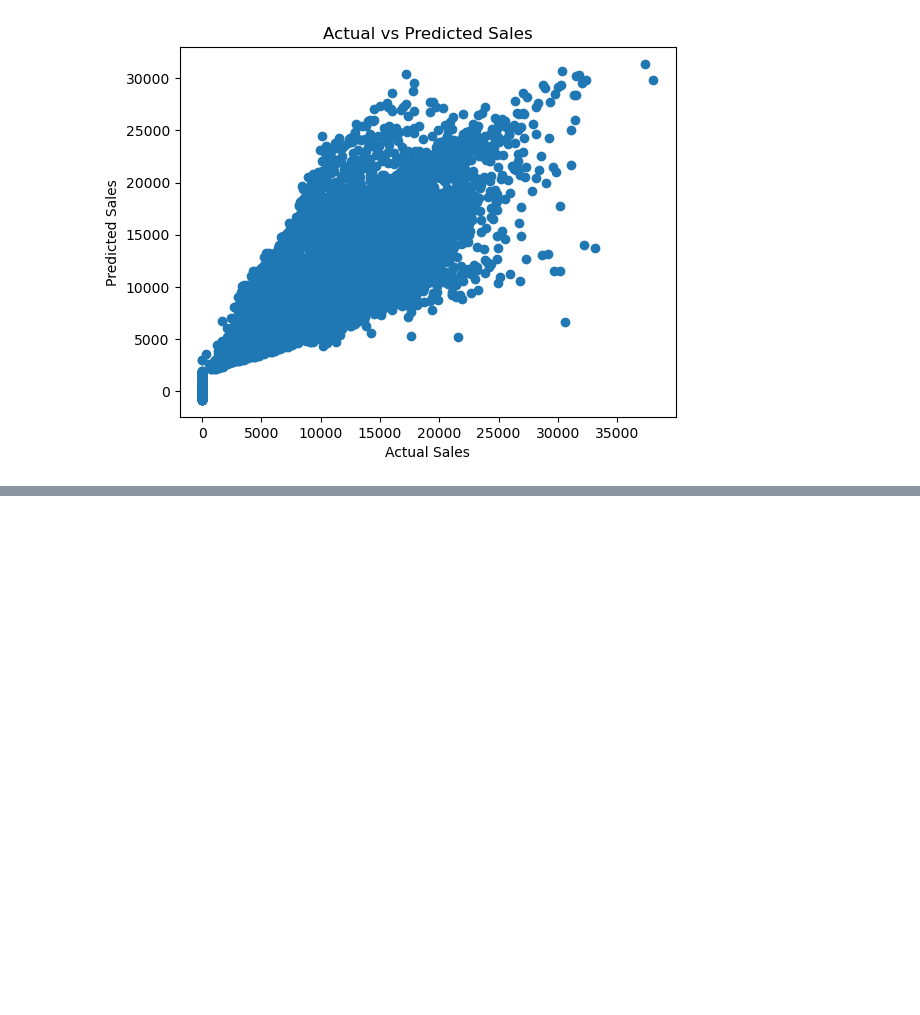
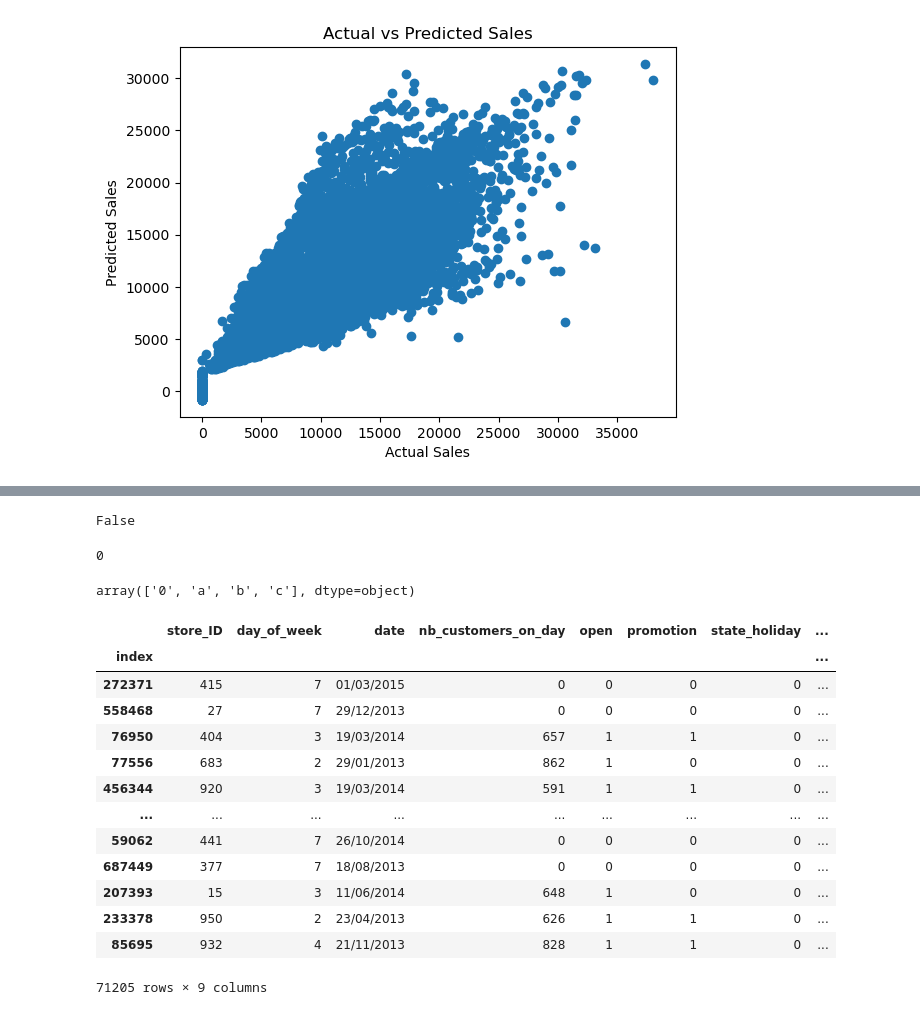
Before and after one commit to mobenet/regression-project, a Jupyter notebook: regression-project.ipynb, the cells around one changed output, grey strips where cells are left out. Saved outputs shown, nothing was run; the diff lists cells and outputs as text; code cells hidden in the pictures; blank space fills up the shorter version.

Commit message:
Real Sales prediction and training process model

```diff
--- a/regression-project.ipynb
+++ b/regression-project.ipynb
@@ -231,0 +311,12 @@ plt.show()
+# %%
+sales_data.isnull().values.any()
+# %% [output]
+False
+# %%
+sales_data.duplicated().sum()
+# %% [output]
+0
+# %%
+sales_data["state_holiday"].unique()
+# %% [output]
+array(['0', 'a', 'b', 'c'], dtype=object)
@@ -231,0 +325,30 @@ plt.show()
+# %%
+df_feature_sales = sales_data.drop('date', axis=1)
+# %%
+
+from sklearn.preprocessing import MinMaxScaler
+
+scaler = MinMaxScaler()
+X = scaler.fit_transform(df_feature_sales)
+# %%
+y_pred_sales = lm_1.predict(X)
+# %%
+y_pred_sales
+sales_data["sales"] = y_pred_sales
+# %%
+sales_data
+# %% [output]
+|  | store_ID | day_of_week | date | nb_customers_on_day | open | promotion | state_holiday | ... |
+| index |  |  |  |  |  |  |  | ... |
+| 272371 | 415 | 7 | 01/03/2015 | 0 | 0 | 0 | 0 | ... |
+| 558468 | 27 | 7 | 29/12/2013 | 0 | 0 | 0 | 0 | ... |
+| 76950 | 404 | 3 | 19/03/2014 | 657 | 1 | 1 | 0 | ... |
+| 77556 | 683 | 2 | 29/01/2013 | 862 | 1 | 0 | 0 | ... |
+| 456344 | 920 | 3 | 19/03/2014 | 591 | 1 | 1 | 0 | ... |
+| ... | ... | ... | ... | ... | ... | ... | ... | ... |
+| 59062 | 441 | 7 | 26/10/2014 | 0 | 0 | 0 | 0 | ... |
+| 687449 | 377 | 7 | 18/08/2013 | 0 | 0 | 0 | 0 | ... |
+| 207393 | 15 | 3 | 11/06/2014 | 648 | 1 | 0 | 0 | ... |
+| 233378 | 950 | 2 | 23/04/2013 | 626 | 1 | 1 | 0 | ... |
+| 85695 | 932 | 4 | 21/11/2013 | 828 | 1 | 1 | 0 | ... |
+71205 rows × 9 columns
```
Also changed, not shown: parts of 27 cells of this notebook, 2 other files.
